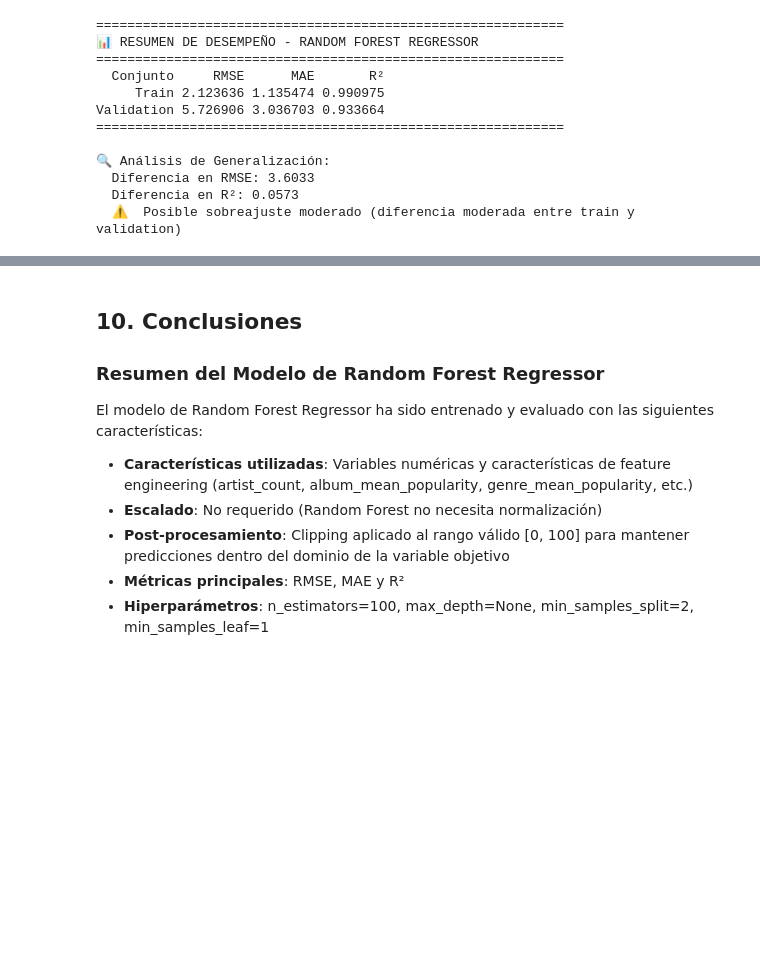
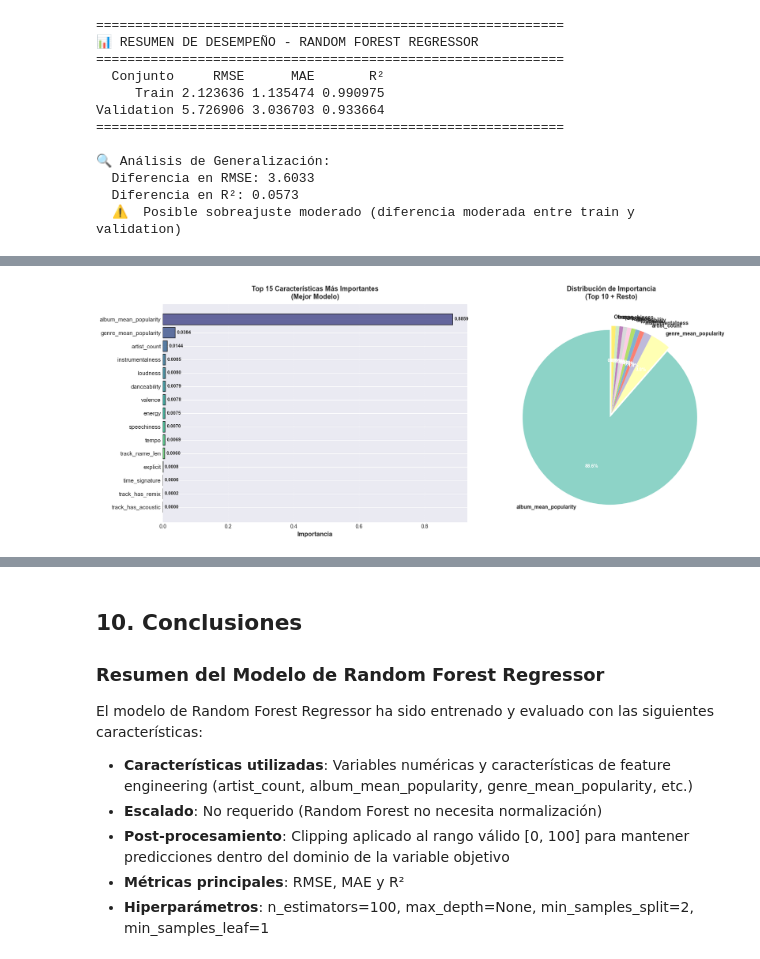
Before and after one commit to AlfonsoKatzenstein/machine_learning_obli, a Jupyter notebook: notebooks/modelos_de_regresion/random_forest_regressor.ipynb, the cells around one changed output, grey strips where cells are left out. Drawn from its saved outputs; the diff is of its cells as text; code cells hidden in the pictures; blank space fills up the shorter version.

Commit message:
Mas modelos

```diff
--- a/notebooks/modelos_de_regresion/random_forest_regressor.ipynb
+++ b/notebooks/modelos_de_regresion/random_forest_regressor.ipynb
@@ -1148,3 +1456,15 @@ RF_Mejor max_depth=None, min_samples_leaf=1, min_samples_split=2, n_estimators=2
   RMSE: 0.0219 (✅ Mejora)
   R²:   0.0005 (✅ Mejora)
   MAE:  0.0105 (✅ Mejora)
+# %%
+# Verificar que las variables necesarias estén definidas antes de la comparación
+if 'resultados_rf_base' not in globals():
+    raise NameError("Por favor ejecuta primero las celdas que definen resultados_rf_base")
+
+if 'resultados_rf_mejor' not in globals():
+    print("⚠️  resultados_rf_mejor no está definido.")
+    print("   💡 Ejecuta primero las celdas de GridSearchCV para definir resultados_rf_mejor")
+    print("   La comparación continuará solo con resultados_rf_base y resultados_rf_optuna (si está disponible)")
+    resultados_rf_mejor = None
+else:
+    print("✅ resultados_rf_mejor está disponible")
@@ -1536,0 +2097,80 @@ print(submission_cv.head())
+# %%
+### 12.3. Importancia de Características del Mejor Modelo
+
+# Obtener importancia de características del mejor modelo
+if 'mejor_modelo_rf' in locals():
+    importancias_mejor = pd.DataFrame({
+        'Característica': X_train.columns,
+        'Importancia': mejor_modelo_rf.feature_importances_
+    }).sort_values('Importancia', ascending=False)
+else:
+    importancias_mejor = importancias.copy()
+
+# Crear visualización
+fig, axes = plt.subplots(1, 2, figsize=(18, 7))
+
+# 1. Gráfico de barras horizontales
+n_features_show = min(15, len(importancias_mejor))
+importancias_top = importancias_mejor.head(n_features_show)
+colors_gradient = plt.cm.viridis(np.linspace(0.2, 0.95, len(importancias_top)))
+
+axes[0].barh(range(len(importancias_top)), importancias_top['Importancia'],
+             color=colors_gradient, alpha=0.8, edgecolor='black', linewidth=1.2)
+axes[0].set_yticks(range(len(importancias_top)))
+axes[0].set_yticklabels(importancias_top['Característica'], fontsize=11)
+axes[0].invert_yaxis()
+axes[0].set_xlabel('Importancia', fontsize=12, fontweight='bold')
+axes[0].set_title(f'Top {n_features_show} Características Más Importantes\n(Mejor Modelo)',
+                  fontsize=13, fontweight='bold', pad=10)
+axes[0].grid(True, alpha=0.3, axis='x', linestyle='--')
+
+# Agregar valores en las barras
+for i, (idx, row) in enumerate(importancias_top.iterrows()):
+    axes[0].text(row['Importancia'] + 0.005, i, f"{row['Importancia']:.4f}",
+                va='center', fontsize=9, fontweight='bold')
+
+# 2. Gráfico de pastel (top 10 + resto)
+n_pie = 10
+importancias_pie = importancias_mejor.head(n_pie).copy()
+resto_importancia = importancias_mejor.iloc[n_pie:]['Importancia'].sum()
+
+if resto_importancia > 0:
+    importancias_pie = pd.concat([
+        importancias_pie,
+        pd.DataFrame({'Característica': ['Otras'], 'Importancia': [resto_importancia]})
+    ])
+
+colores_pie = plt.cm.Set3(np.linspace(0, 1, len(importancias_pie)))
+wedges, texts, autotexts = axes[1].pie(
+    importancias_pie['Importancia'],
+    labels=importancias_pie['Característica'],
+    autopct='%1.1f%%',
+    startangle=90,
+    colors=colores_pie,
+    textprops={'fontsize': 10, 'fontweight': 'bold'},
+    explode=[0.05 if i == 0 else 0 for i in range(len(importancias_pie))]
+)
+
+# Mejorar legibilidad de porcentajes
+for autotext in autotexts:
+    autotext.set_color('white')
+    autotext.set_fontsize(9)
+    autotext.set_fontweight('bold')
+
+axes[1].set_title(f'Distribución de Importancia\n(Top {n_pie} + Resto)',
+                  fontsize=13, fontweight='bold', pad=10)
+
+plt.tight_layout()
+plt.show()
+
+print("\n" + "="*80)
+print("📊 TOP 10 CARACTERÍSTICAS MÁS IMPORTANTES DEL MEJOR MODELO")
+print("="*80)
+print(importancias_mejor.head(10).to_string(index=False))
+print("="*80)
+print(f"\nImportancia acumulada del top 3: {importancias_mejor.head(3)['Importancia'].sum()*100:.2f}%")
+print(f"Importancia acumulada del top 5: {importancias_mejor.head(5)['Importancia'].sum()*100:.2f}%")
+print(f"Importancia acumulada del top 10: {importancias_mejor.head(10)['Importancia'].sum()*100:.2f}%")
+print("="*80)
+# %% [output]
+[figure, added]
```
Also changed, not shown: parts of 20 cells of this notebook, 2 other files.
